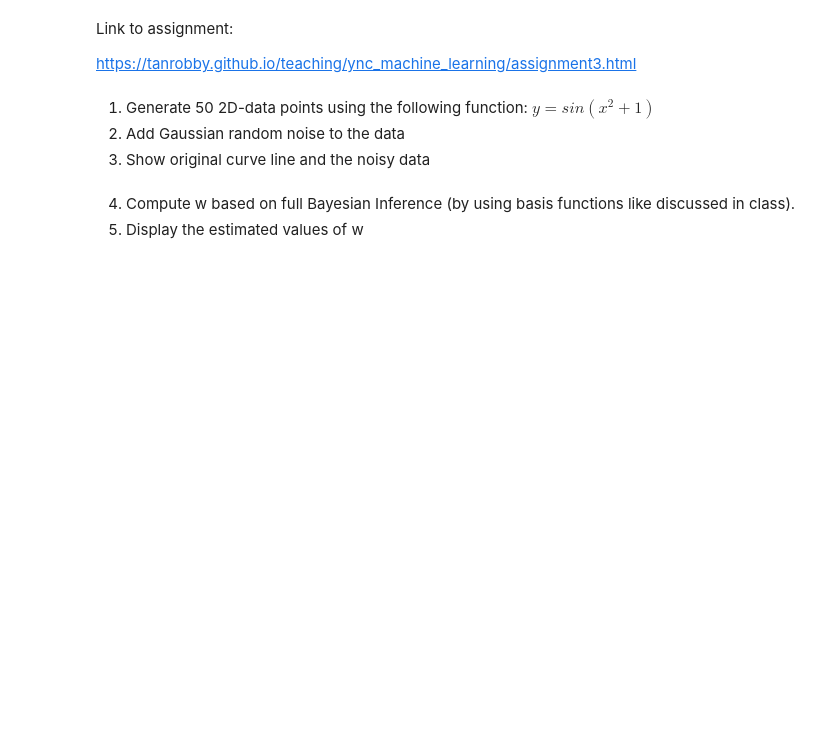
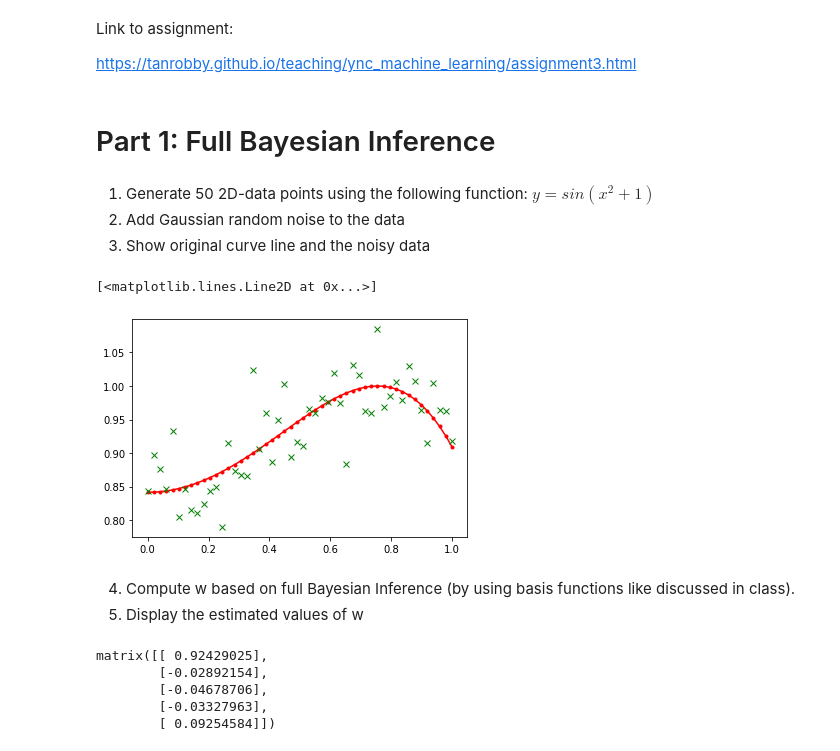
Before and after one commit to kvelon/ysc4216, a Jupyter notebook: assignments/Assignment 3 - Full Bayesian Inference.ipynb, the cells around one changed output. Cells and saved outputs as stored; diff of their text form; code cells hidden in the pictures; blank space fills up the shorter version.

Commit message:
add part one solution

```diff
--- a/assignments/Assignment 3 - Full Bayesian Inference.ipynb
+++ b/assignments/Assignment 3 - Full Bayesian Inference.ipynb
@@ -6,6 +6,8 @@
 Link to assignment:
 
 https://tanrobby.github.io/teaching/ync_machine_learning/assignment3.html
+# %% [markdown]
+# Part 1: Full Bayesian Inference
 # %% [markdown]
 1. Generate 50 2D-data points using the following function: $y = sin(x^2 + 1)$
 2. Add Gaussian random noise to the data
@@ -32,6 +34,15 @@ def add_noise(y_act, sig=.05):
 # %%
 x_act, y_act = actual_distribution(50)
 y_noise = add_noise(y_act, .05)
+# %%
+fig = plt.figure()
+ax = fig.add_subplot(111)
+
+ax.plot(x_act, y_act, '-ro', markersize=3, label='Original curve')
+ax.plot(x_act, y_noise, '-gx', linestyle='none', label='Noisy data')
+# %% [output]
+[<matplotlib.lines.Line2D at 0x...>]
+[figure, added]
 # %% [markdown]
 4. Compute w based on full Bayesian Inference (by using basis functions like discussed in class).
 5. Display the estimated values of w
@@ -37,0 +67,8 @@ y_noise = add_noise(y_act, .05)
+# %%
+w
+# %% [output]
+matrix([[ 0.92429025],
+        [-0.02892154],
+        [-0.04678706],
+        [-0.03327963],
+        [ 0.09254584]])
```
Also changed, not shown: parts of 5 cells of this notebook.
